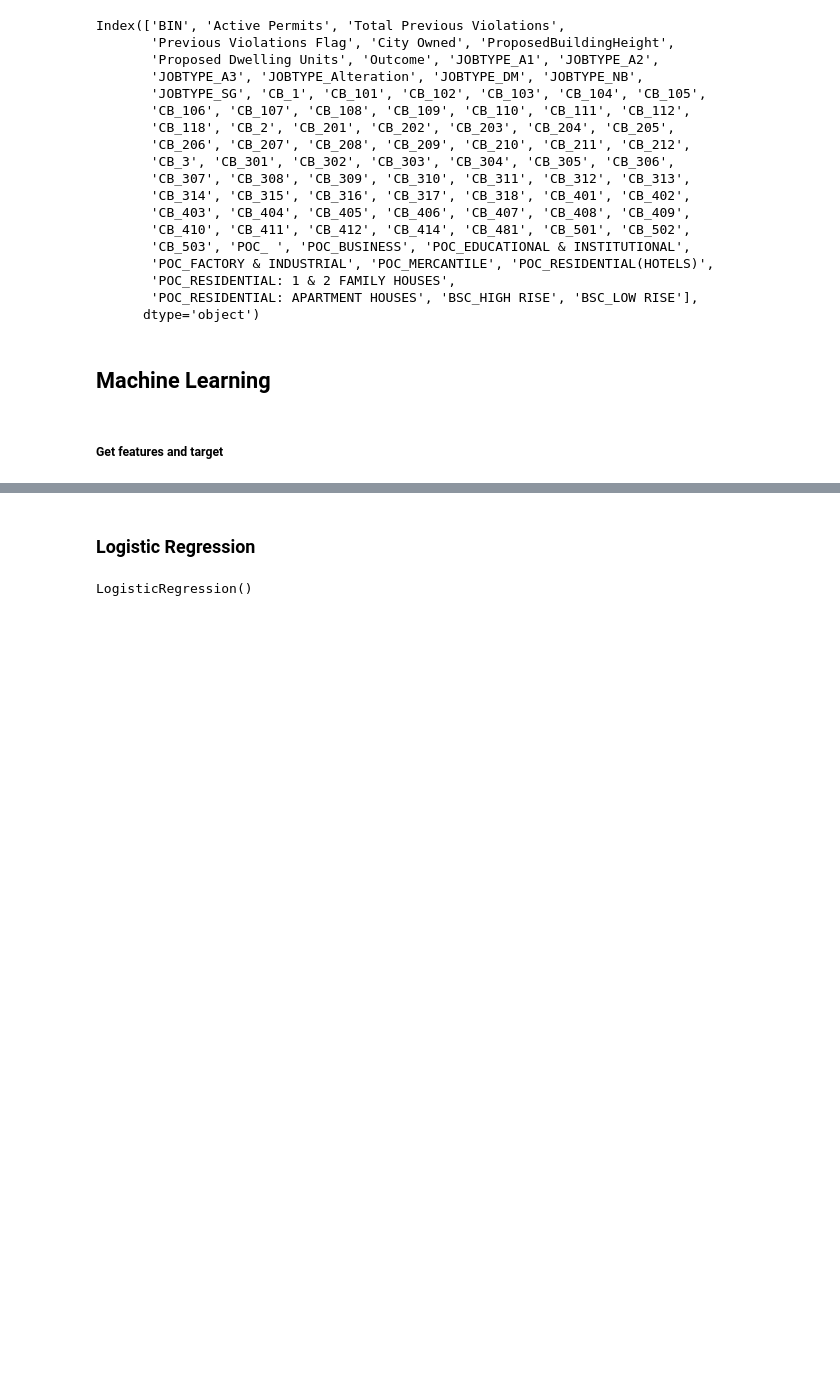
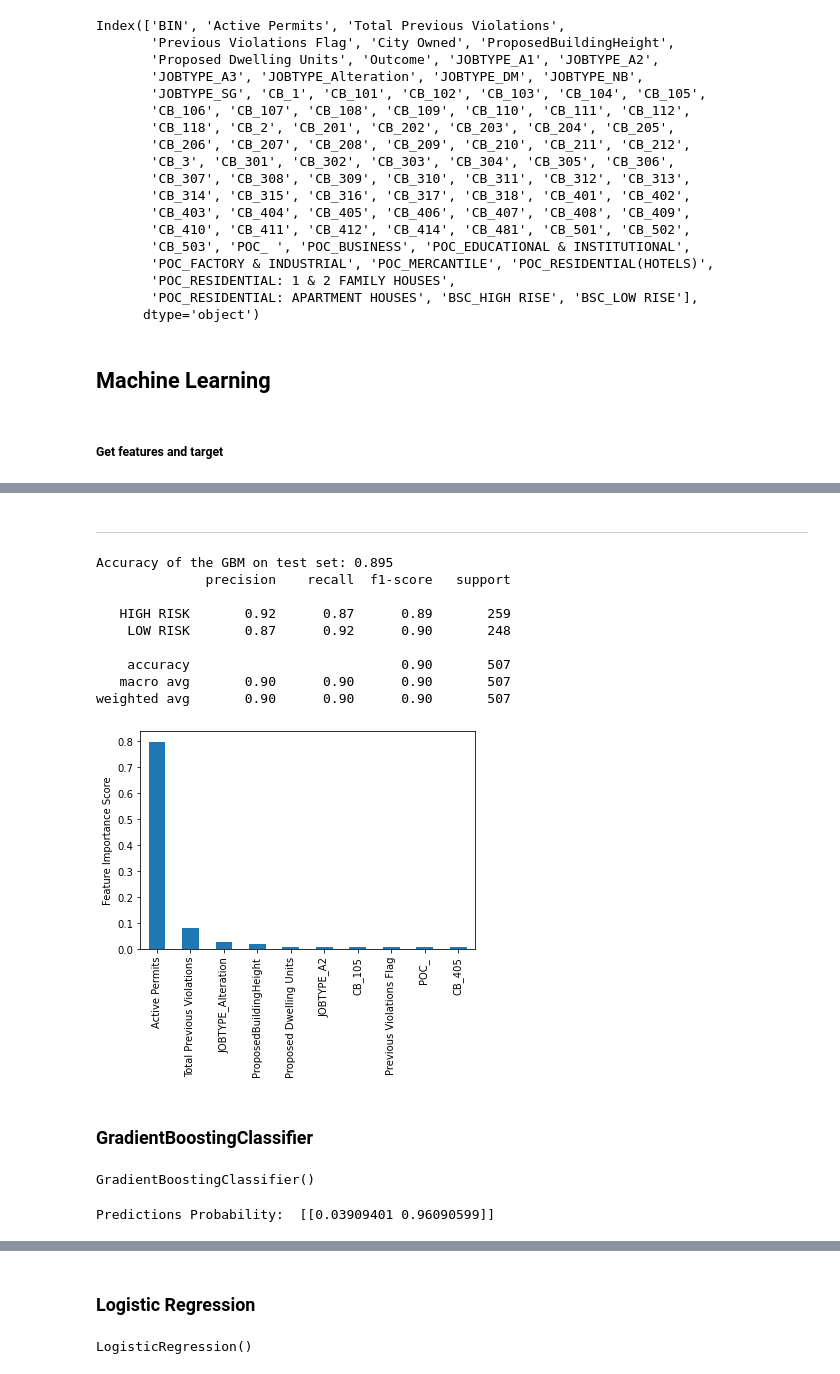
Before and after one commit to ahsan-fayyaz/DOB-Construction-Injury-Predictions, a Jupyter notebook: Accident Prediction.ipynb, the cells around one changed output, grey strips where cells are left out. Drawn from its saved outputs; the diff is of its cells as text; code cells hidden in the pictures; blank space fills up the shorter version.

```diff
--- a/Accident Prediction.ipynb
+++ b/Accident Prediction.ipynb
@@ -1250,11 +1261,15 @@ Index(['BIN', 'Active Permits', 'Total Previous Violations',
 ##### Get features and target
 # %%
 # features: All cols except these two
+print(f.columns)
 X = f.drop(["Outcome", "BIN"],1)
+
 # target: Outcome col
 y = f["Outcome"]
 
-X_train, X_test, y_train, y_test = train_test_split(X, y, test_size=0.25)
+#test size: 20%
+X_train, X_test, y_train, y_test = train_test_split(X, y, test_size=0.20)
+
 print("X shape : ",X.shape)
 print("y shape : ",y.shape)
 # %% [output]
@@ -1298,0 +1337,11 @@ Score :  0.8738170347003155
+# %%
+y = f["Outcome"]
+X = f.drop(["Outcome", "BIN"],1)
+
+X_train = train.drop('Outcome',1)
+y_train = train["Outcome"]
+
+X_validate = validate.drop(["Outcome", "BIN"],1)
+y_validate = validate["Outcome"]
+
+X_train, X_validate, y_train, y_validate = train_test_split(X, y, test_size = 0.2, random_state = 0)
@@ -1298,0 +1430,40 @@ Score :  0.8738170347003155
+# %% [markdown]
+***
+# %%
+from sklearn.ensemble import GradientBoostingClassifier
+from sklearn.metrics import classification_report
+
+
+baseline = GradientBoostingClassifier(learning_rate=0.1, n_estimators=250,max_depth=2,random_state=0)
+baseline.fit(X_train,y_train)
+predictors=list(X_train)
+(pd.Series(baseline.feature_importances_, predictors).sort_values(ascending=False).nlargest(10).plot(kind='bar'))
+#feat_imp.plot(kind='bar', title='Importance of Features').nlargest(10)
+plt.ylabel('Feature Importance Score')
+print('Accuracy of the GBM on test set: {:.3f}'.format(baseline.score(X_test, y_test)))
+pred=baseline.predict(X_test)
+print(classification_report(y_test, pred))
+# %% [output]
+Accuracy of the GBM on test set: 0.895
+              precision    recall  f1-score   support
+
+   HIGH RISK       0.92      0.87      0.89       259
+    LOW RISK       0.87      0.92      0.90       248
+
+    accuracy                           0.90       507
+   macro avg       0.90      0.90      0.90       507
+weighted avg       0.90      0.90      0.90       507
+[figure, added]
+# %% [markdown]
+### GradientBoostingClassifier
+# %%
+clf_model = GradientBoostingClassifier()
+clf_model.fit(X_train, y_train)
+# %% [output]
+GradientBoostingClassifier()
+# %%
+clf_sample_dataset = X_test[:1]
+clf_pred = clf_model.predict_proba(clf_sample_dataset)
+print("Predictions Probability: ", clf_pred)
+# %% [output]
+Predictions Probability:  [[0.03909401 0.96090599]]
```
Also changed, not shown: parts of 33 cells of this notebook.
